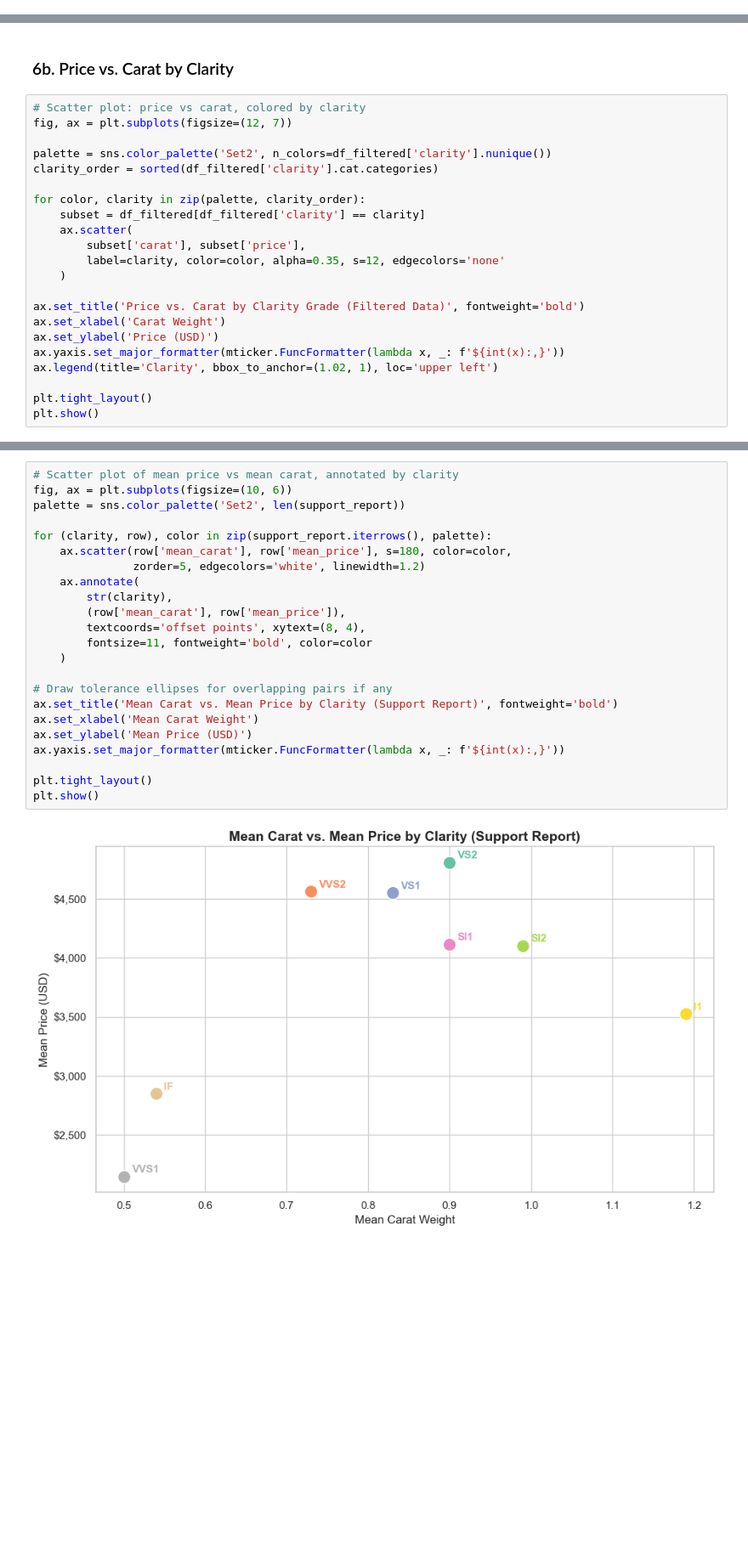
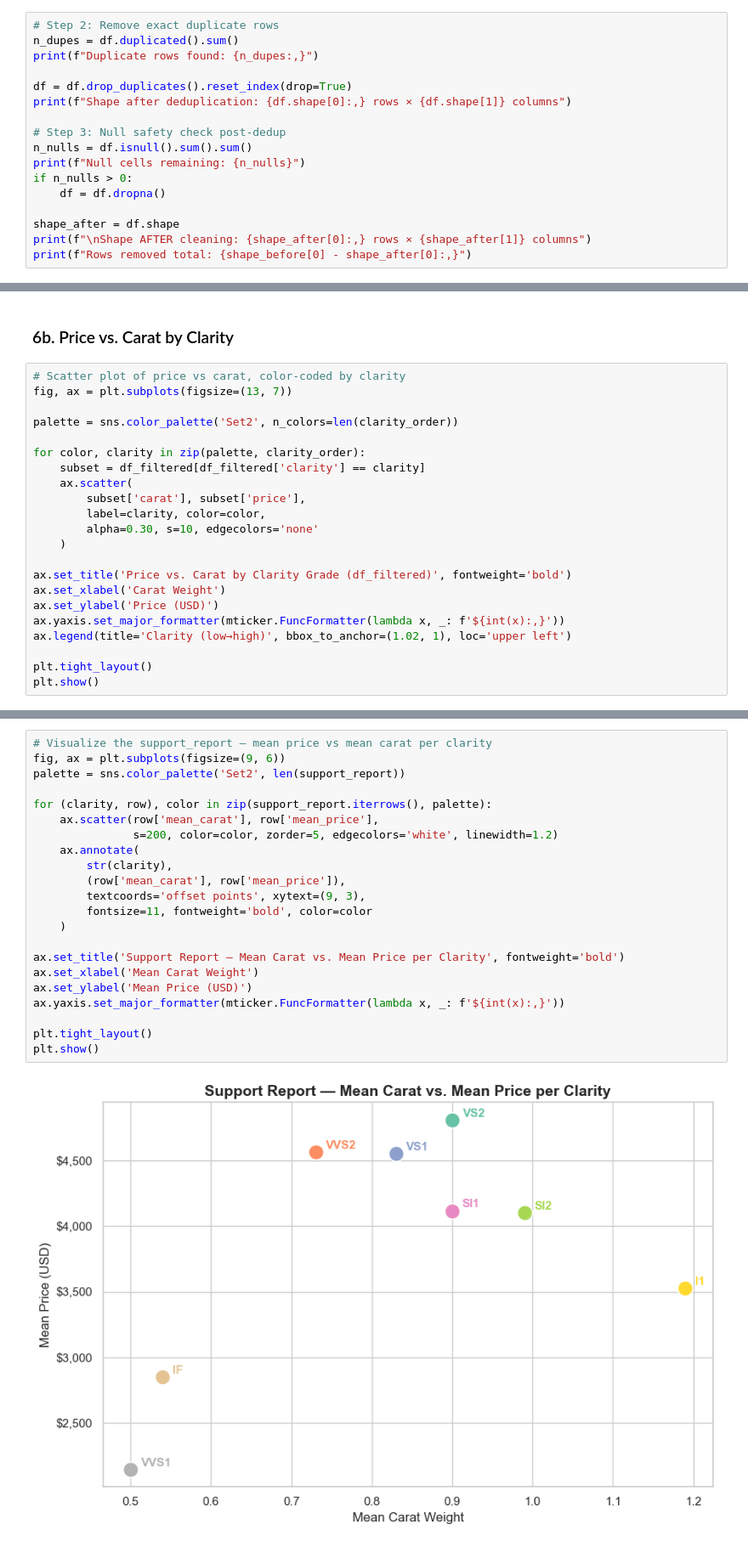
Before and after one commit to akaseahawk/wilcore-interview-DS2, a Jupyter notebook: diamond_analysis.ipynb, the cells around one changed output, grey strips where cells are left out. Shown at 85% size. Saved outputs shown, nothing was run; the diff lists cells and outputs as text; blank space fills up the shorter version.

```diff
--- a/diamond_analysis.ipynb
+++ b/diamond_analysis.ipynb
@@ -367,0 +172,17 @@ We now explore how the numeric features relate to each other within the outlier-
+# %%
+# Step 2: Remove exact duplicate rows
+n_dupes = df.duplicated().sum()
+print(f"Duplicate rows found: {n_dupes:,}")
+
+df = df.drop_duplicates().reset_index(drop=True)
+print(f"Shape after deduplication: {df.shape[0]:,} rows × {df.shape[1]} columns")
+
+# Step 3: Null safety check post-dedup
+n_nulls = df.isnull().sum().sum()
+print(f"Null cells remaining: {n_nulls}")
+if n_nulls > 0:
+    df = df.dropna()
+
+shape_after = df.shape
+print(f"\nShape AFTER cleaning: {shape_after[0]:,} rows × {shape_after[1]} columns")
+print(f"Rows removed total: {shape_before[0] - shape_after[0]:,}")
@@ -394,24 +412,24 @@ Carat ↔ Price correlation: 0.891
 # %% [markdown]
 ### 6b. Price vs. Carat by Clarity
 # %%
-# Scatter plot: price vs carat, colored by clarity
-fig, ax = plt.subplots(figsize=(12, 7))
+# Scatter plot of price vs carat, color-coded by clarity
+fig, ax = plt.subplots(figsize=(13, 7))
 
-palette = sns.color_palette('Set2', n_colors=df_filtered['clarity'].nunique())
-clarity_order = sorted(df_filtered['clarity'].cat.categories)
+palette = sns.color_palette('Set2', n_colors=len(clarity_order))
 
 for color, clarity in zip(palette, clarity_order):
     subset = df_filtered[df_filtered['clarity'] == clarity]
     ax.scatter(
         subset['carat'], subset['price'],
-        label=clarity, color=color, alpha=0.35, s=12, edgecolors='none'
+        label=clarity, color=color,
+        alpha=0.30, s=10, edgecolors='none'
     )
 
-ax.set_title('Price vs. Carat by Clarity Grade (Filtered Data)', fontweight='bold')
+ax.set_title('Price vs. Carat by Clarity Grade (df_filtered)', fontweight='bold')
 ax.set_xlabel('Carat Weight')
 ax.set_ylabel('Price (USD)')
 ax.yaxis.set_major_formatter(mticker.FuncFormatter(lambda x, _: f'${int(x):,}'))
-ax.legend(title='Clarity', bbox_to_anchor=(1.02, 1), loc='upper left')
+ax.legend(title='Clarity (low→high)', bbox_to_anchor=(1.02, 1), loc='upper left')
 
 plt.tight_layout()
 plt.show()
@@ -579,25 +611,24 @@ display(overlap_df)
 # %%
-# Scatter plot of mean price vs mean carat, annotated by clarity
-fig, ax = plt.subplots(figsize=(10, 6))
+# Visualize the support_report — mean price vs mean carat per clarity
+fig, ax = plt.subplots(figsize=(9, 6))
 palette = sns.color_palette('Set2', len(support_report))
 
 for (clarity, row), color in zip(support_report.iterrows(), palette):
-    ax.scatter(row['mean_carat'], row['mean_price'], s=180, color=color,
-               zorder=5, edgecolors='white', linewidth=1.2)
+    ax.scatter(row['mean_carat'], row['mean_price'],
+               s=200, color=color, zorder=5, edgecolors='white', linewidth=1.2)
     ax.annotate(
         str(clarity),
         (row['mean_carat'], row['mean_price']),
-        textcoords='offset points', xytext=(8, 4),
+        textcoords='offset points', xytext=(9, 3),
         fontsize=11, fontweight='bold', color=color
     )
 
-# Draw tolerance ellipses for overlapping pairs if any
-ax.set_title('Mean Carat vs. Mean Price by Clarity (Support Report)', fontweight='bold')
+ax.set_title('Support Report — Mean Carat vs. Mean Price per Clarity', fontweight='bold')
 ax.set_xlabel('Mean Carat Weight')
 ax.set_ylabel('Mean Price (USD)')
 ax.yaxis.set_major_formatter(mticker.FuncFormatter(lambda x, _: f'${int(x):,}'))
 
 plt.tight_layout()
 plt.show()
 # %% [output]
-[figure, old version]
+[figure, new version]
```
Also changed, not shown: parts of 54 cells of this notebook, 2 other files.
